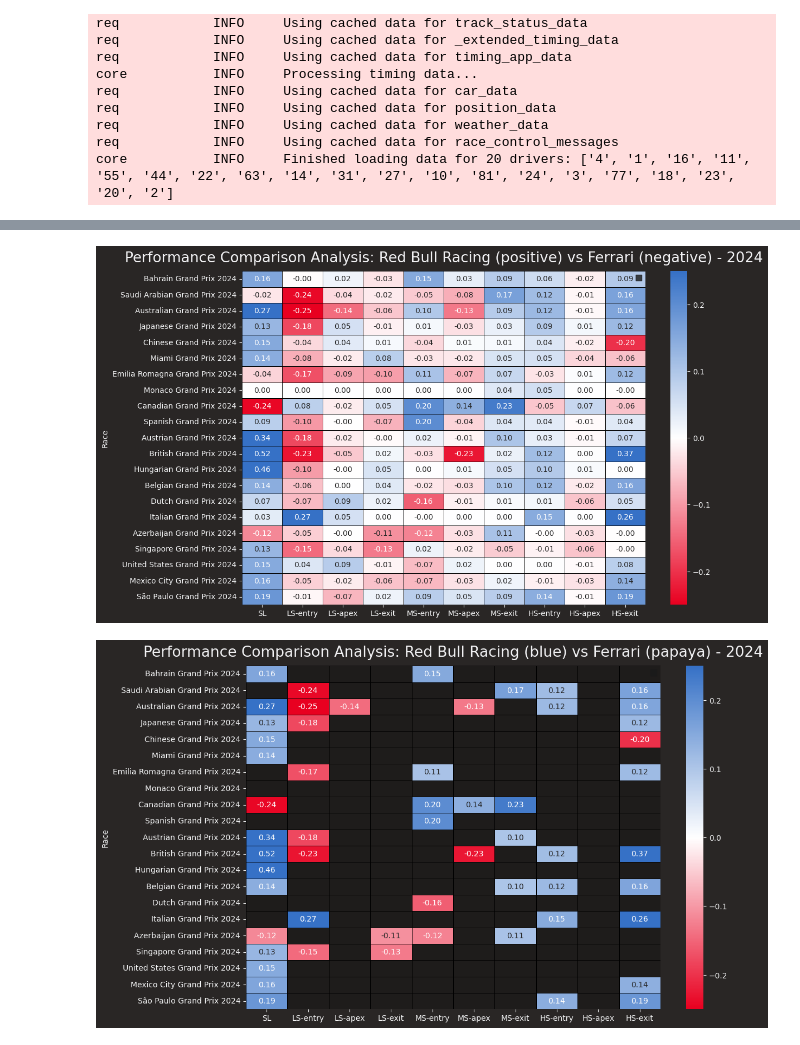
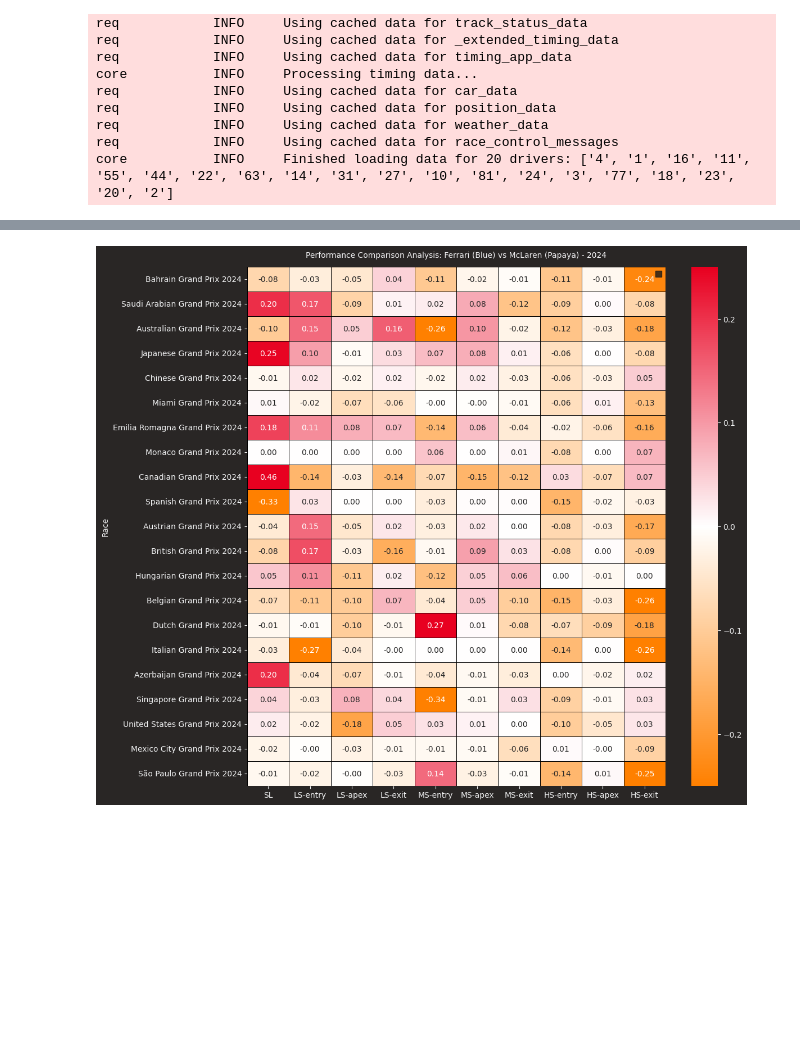
Before and after one commit to CharlotteGithub-prog/mclaren-performance-analysis-2024, a Jupyter notebook: plots/plot_speed-heatmap_team.ipynb, the cells around one changed output, grey strips where cells are left out. Cells and saved outputs as stored; diff of their text form; code cells hidden in the pictures; blank space fills up the shorter version.

```diff
--- a/plots/plot_speed-heatmap_team.ipynb
+++ b/plots/plot_speed-heatmap_team.ipynb
@@ -42,7 +42,7 @@ target_session.load(telemetry=True)
 
 # Define target teams
 # use: 'Red Bull Racing'
-team_1, team_2 = 'Red Bull Racing', 'Ferrari'
+team_1, team_2 = 'Ferrari', 'McLaren'
 # %% [output]
 core           INFO     Loading data for Miami Grand Prix - Race [v3.4.3]
 req            INFO     Using cached data for session_info
@@ -297,52 +297,49 @@ combined_data = team1_data_normalized + team2_data_normalized
 # %%
 # Create a custom color map using the team colors
 cmap = LinearSegmentedColormap.from_list("team_colors", [team_color_2, "white", team_color_1])
 
 # Remove "Pre-Season Testing" row if it exists in the data
 filtered_data = combined_data[~combined_data.index.str.contains("Pre-Season Testing")]
 
 # Plot the heatmap for team performance comparison
-plt.figure(figsize=(12, 8))
+plt.figure(figsize=(12, 12))
 sns.heatmap(filtered_data, cmap=cmap, center=0, annot=True, fmt=".2f", linewidths=0.5, linecolor="black", vmin=-0.25, vmax=0.25)
-plt.title(f"Performance Comparison Analysis: {team_1} (positive) vs {team_2} (negative) - {year}")
+plt.title(f"Performance Comparison Analysis: {team_1} (Blue) vs {team_2} (Papaya) - {year}", fontsize=10)
 
 # Add a reference key for team colors
 plt.legend([team_1, team_2])
 
 # UPDATE - save plot
-file_name = '/Users/charlotte/Desktop/'+team_1+'-vs-'+team_2+'_'+session_type+'_team-comparison.png'
-plt.savefig(file_name, dpi=300, bbox_inches='tight')
+plt.savefig('../visualisations/Heatmap_McLaren_Ferrari_2024.png', dpi=300, bbox_inches='tight')
 
 plt.show()
 # %% [output]
-[figure, old version]
+[figure, new version]
 # %%
-# Create a mask to only color cells with |values| > 0.1
-mask = (filtered_data.abs() <= 0.1)
+# # Create a mask to only color cells with |values| > 0.1
+# mask = (filtered_data.abs() <= 0.1)
 
-# Plot the heatmap with the masked values
-plt.figure(figsize=(12, 8))
-sns.heatmap(
-    filtered_data,
-    cmap=cmap,
-    center=0,
-    annot=True,
-    fmt=".2f",
-    linewidths=0.5,
-    linecolor="black",
-    vmin=-0.25,
-    vmax=0.25,
-    mask=mask  # Apply mask to hide cells with |values| ≤ 0.1
-)
-plt.title(f"Performance Comparison Analysis: {team_1} (blue) vs {team_2} (papaya) - {year}")
+# # Plot the heatmap with the masked values
+# plt.figure(figsize=(12, 8))
+# sns.heatmap(
+#     filtered_data,
+#     cmap=cmap,
+#     center=0,
+#     annot=True,
+#     fmt=".2f",
+#     linewidths=0.5,
+#     linecolor="black",
+#     vmin=-0.25,
+#     vmax=0.25,
+#     mask=mask  # Apply mask to hide cells with |values| ≤ 0.1
+# )
+# plt.title(f"Performance Comparison Analysis: {team_1} (blue) vs {team_2} (papaya) - {year}")
 
-# Add a reference key for team colors
-plt.legend([driver_1, driver_2])
+# # Add a reference key for team colors
+# plt.legend([driver_1, driver_2])
 
-# Save the plot to a file
-masked_file_name = '/Users/charlotte/Desktop/'+team_1+'-vs-'+team_2+'_'+session_type+'_masked_team-comparison.png'
-plt.savefig(masked_file_name, dpi=300, bbox_inches='tight')
+# # Save the plot to a file
+# masked_file_name = '/Users/charlotte/Desktop/'+team_1+'-vs-'+team_2+'_'+session_type+'_masked_team-comparison.png'
+# plt.savefig(masked_file_name, dpi=300, bbox_inches='tight')
 
-plt.show()
+# plt.show()
-# %% [output]
-[figure, removed]
```
Also changed, not shown: parts of 1 cell of this notebook.
